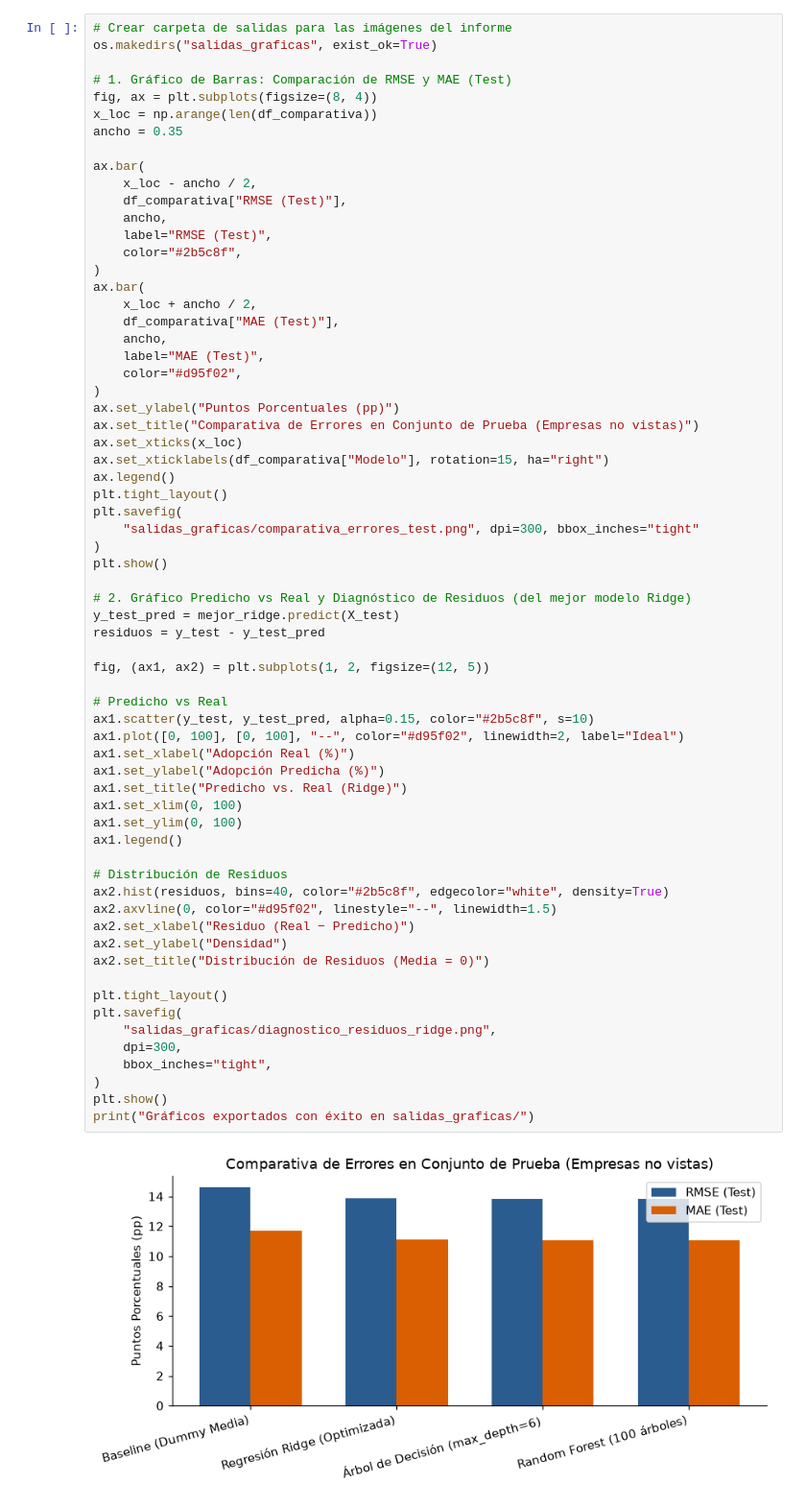
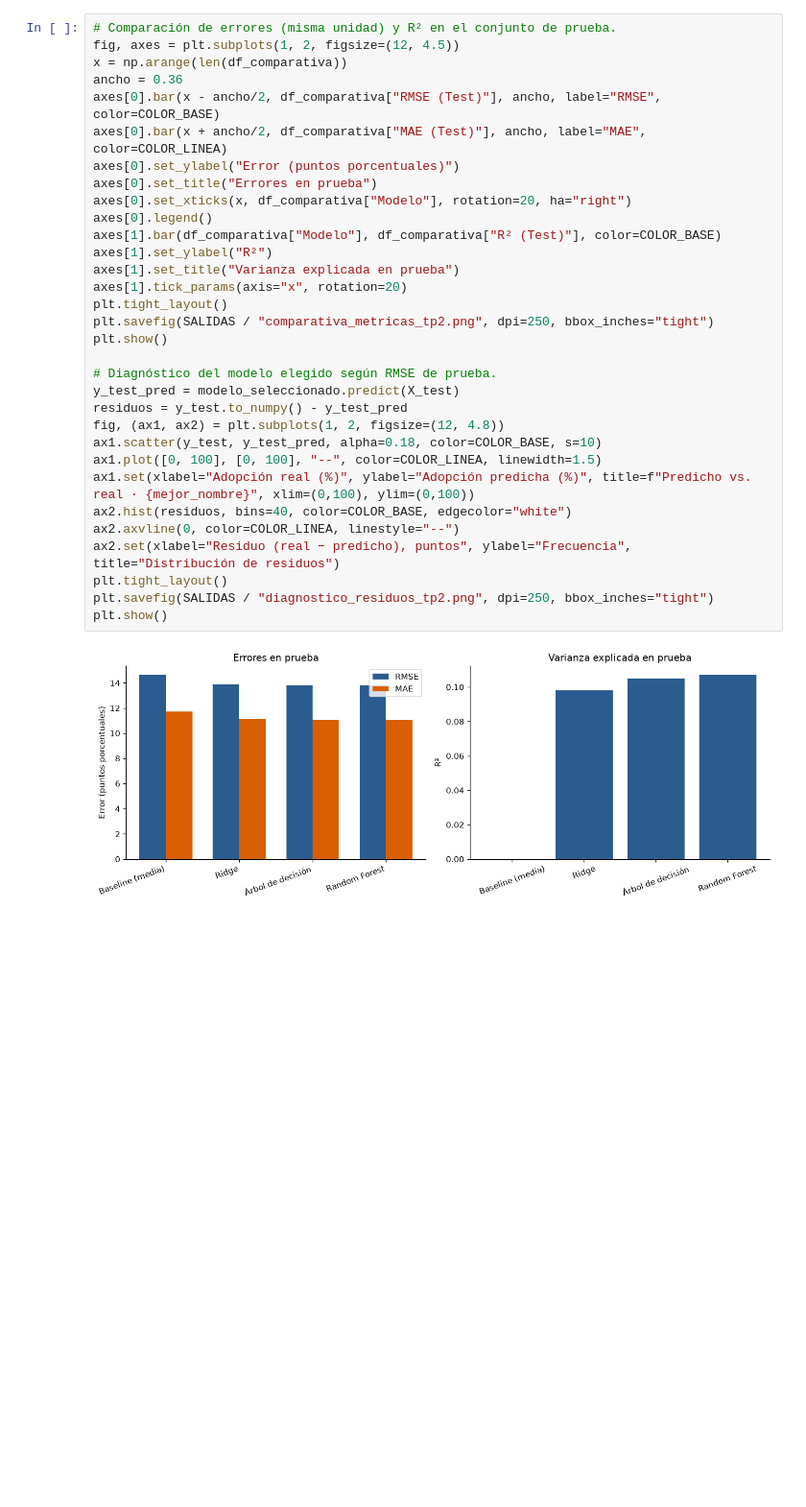
Before and after one commit to TaniaGorosito/aa-2026-entorno, a Jupyter notebook: proyecto_equipo/notebooks/05_regresion.ipynb, the cells around one changed output. Shown at 96% size. Cells and saved outputs as stored; diff of their text form; blank space fills up the shorter version.

Commit message:
Completa TP2 y TP3 con demo de modelos

```diff
--- a/proyecto_equipo/notebooks/05_regresion.ipynb
+++ b/proyecto_equipo/notebooks/05_regresion.ipynb
@@ -212,67 +184,34 @@ df_comparativa.to_csv("tabla_comparativa_modelos_tp2.csv", index=False)
 # %%
-# Crear carpeta de salidas para las imágenes del informe
-os.makedirs("salidas_graficas", exist_ok=True)
-
-# 1. Gráfico de Barras: Comparación de RMSE y MAE (Test)
-fig, ax = plt.subplots(figsize=(8, 4))
-x_loc = np.arange(len(df_comparativa))
-ancho = 0.35
-
-ax.bar(
-    x_loc - ancho / 2,
-    df_comparativa["RMSE (Test)"],
-    ancho,
-    label="RMSE (Test)",
-    color="#2b5c8f",
-)
-ax.bar(
-    x_loc + ancho / 2,
-    df_comparativa["MAE (Test)"],
-    ancho,
-    label="MAE (Test)",
-    color="#d95f02",
-)
-ax.set_ylabel("Puntos Porcentuales (pp)")
-ax.set_title("Comparativa de Errores en Conjunto de Prueba (Empresas no vistas)")
-ax.set_xticks(x_loc)
-ax.set_xticklabels(df_comparativa["Modelo"], rotation=15, ha="right")
-ax.legend()
+# Comparación de errores (misma unidad) y R² en el conjunto de prueba.
+fig, axes = plt.subplots(1, 2, figsize=(12, 4.5))
+x = np.arange(len(df_comparativa))
+ancho = 0.36
+axes[0].bar(x - ancho/2, df_comparativa["RMSE (Test)"], ancho, label="RMSE", color=COLOR_BASE)
+axes[0].bar(x + ancho/2, df_comparativa["MAE (Test)"], ancho, label="MAE", color=COLOR_LINEA)
+axes[0].set_ylabel("Error (puntos porcentuales)")
+axes[0].set_title("Errores en prueba")
+axes[0].set_xticks(x, df_comparativa["Modelo"], rotation=20, ha="right")
+axes[0].legend()
+axes[1].bar(df_comparativa["Modelo"], df_comparativa["R² (Test)"], color=COLOR_BASE)
+axes[1].set_ylabel("R²")
+axes[1].set_title("Varianza explicada en prueba")
+axes[1].tick_params(axis="x", rotation=20)
 plt.tight_layout()
-plt.savefig(
-    "salidas_graficas/comparativa_errores_test.png", dpi=300, bbox_inches="tight"
-)
+plt.savefig(SALIDAS / "comparativa_metricas_tp2.png", dpi=250, bbox_inches="tight")
 plt.show()
 
-# 2. Gráfico Predicho vs Real y Diagnóstico de Residuos (del mejor modelo Ridge)
-y_test_pred = mejor_ridge.predict(X_test)
-residuos = y_test - y_test_pred
-
-fig, (ax1, ax2) = plt.subplots(1, 2, figsize=(12, 5))
-
-# Predicho vs Real
-ax1.scatter(y_test, y_test_pred, alpha=0.15, color="#2b5c8f", s=10)
-ax1.plot([0, 100], [0, 100], "--", color="#d95f02", linewidth=2, label="Ideal")
-ax1.set_xlabel("Adopción Real (%)")
-ax1.set_ylabel("Adopción Predicha (%)")
-ax1.set_title("Predicho vs. Real (Ridge)")
-ax1.set_xlim(0, 100)
-ax1.set_ylim(0, 100)
-ax1.legend()
-
-# Distribución de Residuos
-ax2.hist(residuos, bins=40, color="#2b5c8f", edgecolor="white", density=True)
-ax2.axvline(0, color="#d95f02", linestyle="--", linewidth=1.5)
-ax2.set_xlabel("Residuo (Real − Predicho)")
-ax2.set_ylabel("Densidad")
-ax2.set_title("Distribución de Residuos (Media = 0)")
-
+# Diagnóstico del modelo elegido según RMSE de prueba.
+y_test_pred = modelo_seleccionado.predict(X_test)
+residuos = y_test.to_numpy() - y_test_pred
+fig, (ax1, ax2) = plt.subplots(1, 2, figsize=(12, 4.8))
+ax1.scatter(y_test, y_test_pred, alpha=0.18, color=COLOR_BASE, s=10)
+ax1.plot([0, 100], [0, 100], "--", color=COLOR_LINEA, linewidth=1.5)
+ax1.set(xlabel="Adopción real (%)", ylabel="Adopción predicha (%)", title=f"Predicho vs. real · {mejor_nombre}", xlim=(0,100), ylim=(0,100))
+ax2.hist(residuos, bins=40, color=COLOR_BASE, edgecolor="white")
+ax2.axvline(0, color=COLOR_LINEA, linestyle="--")
+ax2.set(xlabel="Residuo (real − predicho), puntos", ylabel="Frecuencia", title="Distribución de residuos")
 plt.tight_layout()
-plt.savefig(
-    "salidas_graficas/diagnostico_residuos_ridge.png",
-    dpi=300,
-    bbox_inches="tight",
-)
+plt.savefig(SALIDAS / "diagnostico_residuos_tp2.png", dpi=250, bbox_inches="tight")
 plt.show()
-print("Gráficos exportados con éxito en salidas_graficas/")
 # %% [output]
-[figure, old version]
+[figure, new version]
```
Also changed, not shown: parts of 9 cells of this notebook, 3 other files.
